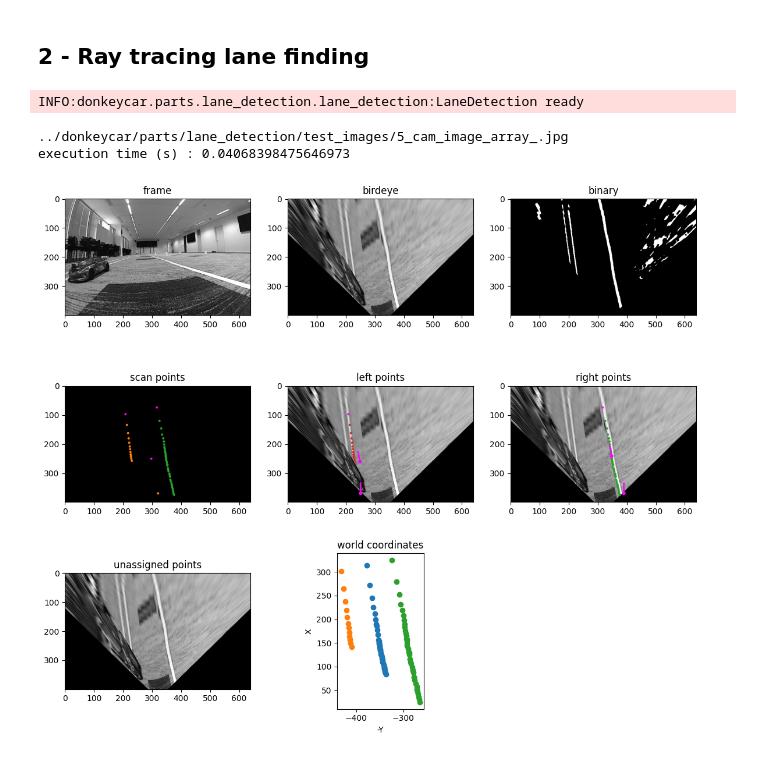
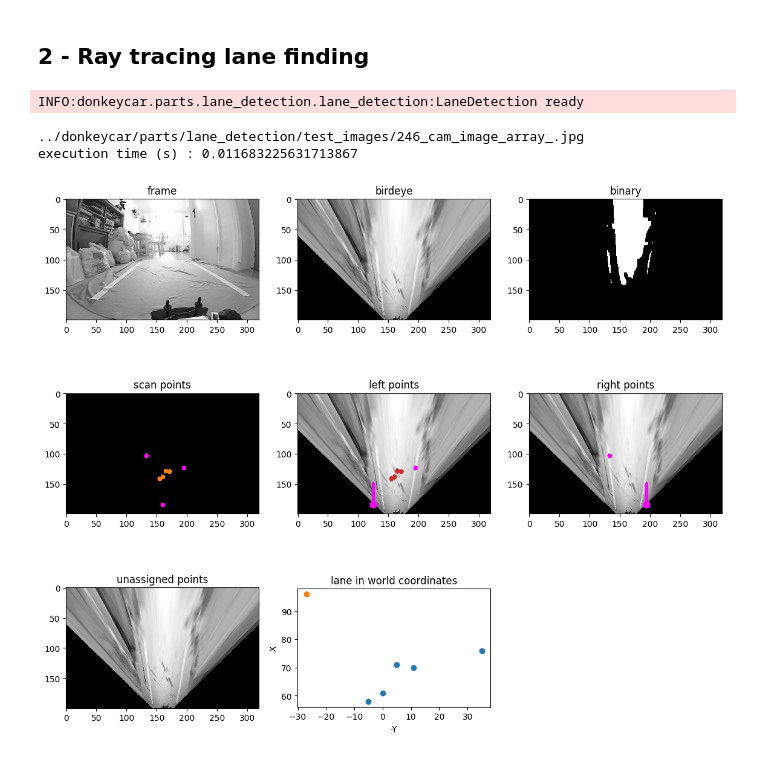
Before and after one commit to roboracingleague/donkeycar, a Jupyter notebook: notebooks/Image processing.ipynb, the cells around one changed output. Saved outputs shown, nothing was run; the diff lists cells and outputs as text; code cells hidden in the pictures.

Commit message:
wip lane detection end to end

```diff
--- a/notebooks/Image processing.ipynb
+++ b/notebooks/Image processing.ipynb
@@ -170,15 +170,15 @@ NameError: name 'importlib' is not defined
 # %%
 import donkeycar.parts.lane_detection.lane_detection as ld
 importlib.reload(ld)
 
 dir = '../donkeycar/parts/lane_detection/test_images/'
 files = glob.glob(dir + '*.jpg')
 files.sort()
 #print(files)
-number = '5' # '294b'
+number = '246' # '294b'
 ld.main(dir + number + '_cam_image_array_.jpg')
 # %% [output]
 INFO:donkeycar.parts.lane_detection.lane_detection:LaneDetection ready
-../donkeycar/parts/lane_detection/test_images/5_cam_image_array_.jpg
-execution time (s) : 0.04068398475646973
+../donkeycar/parts/lane_detection/test_images/246_cam_image_array_.jpg
+execution time (s) : 0.011683225631713867
-[figure, old version]
+[figure, new version]
```
Also changed, not shown: 5 other files.
